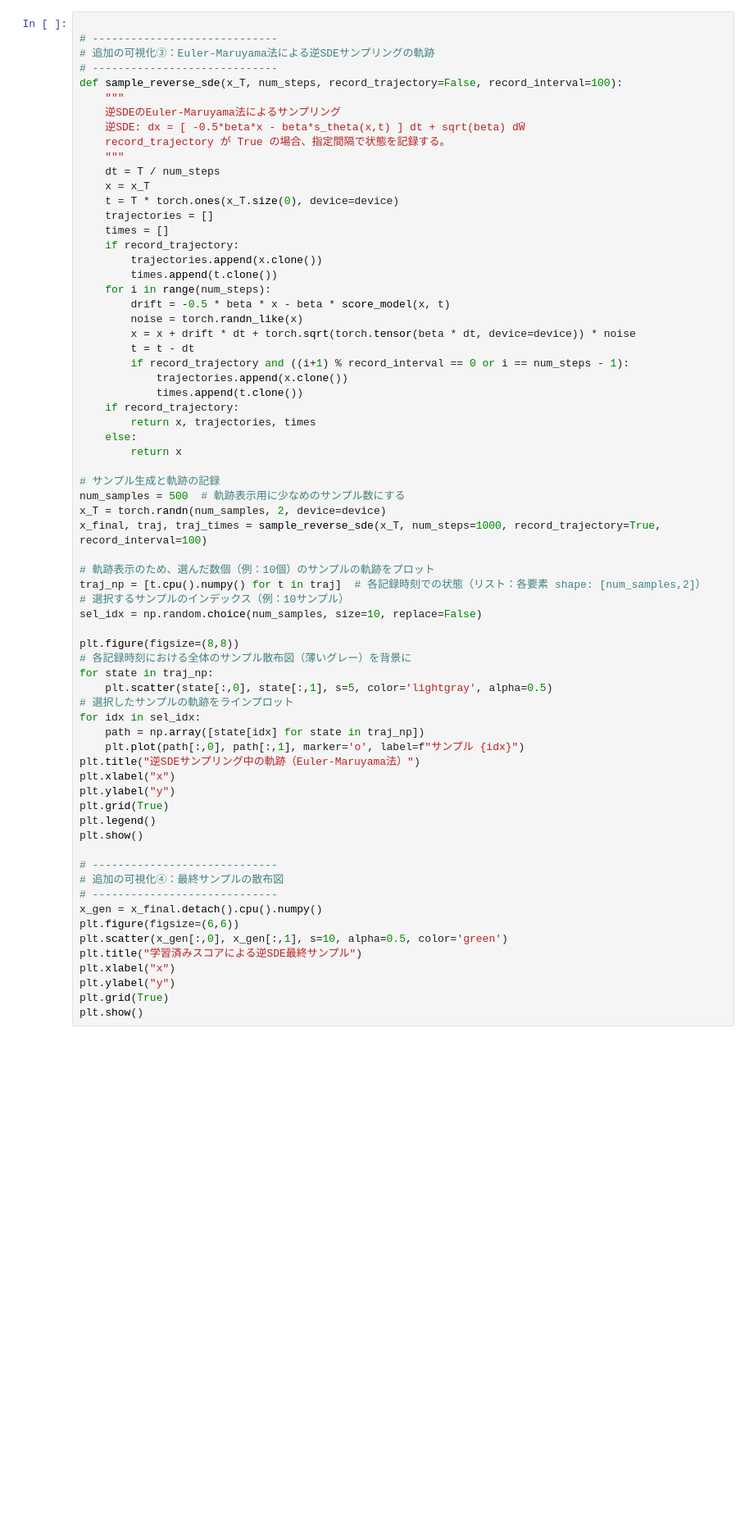
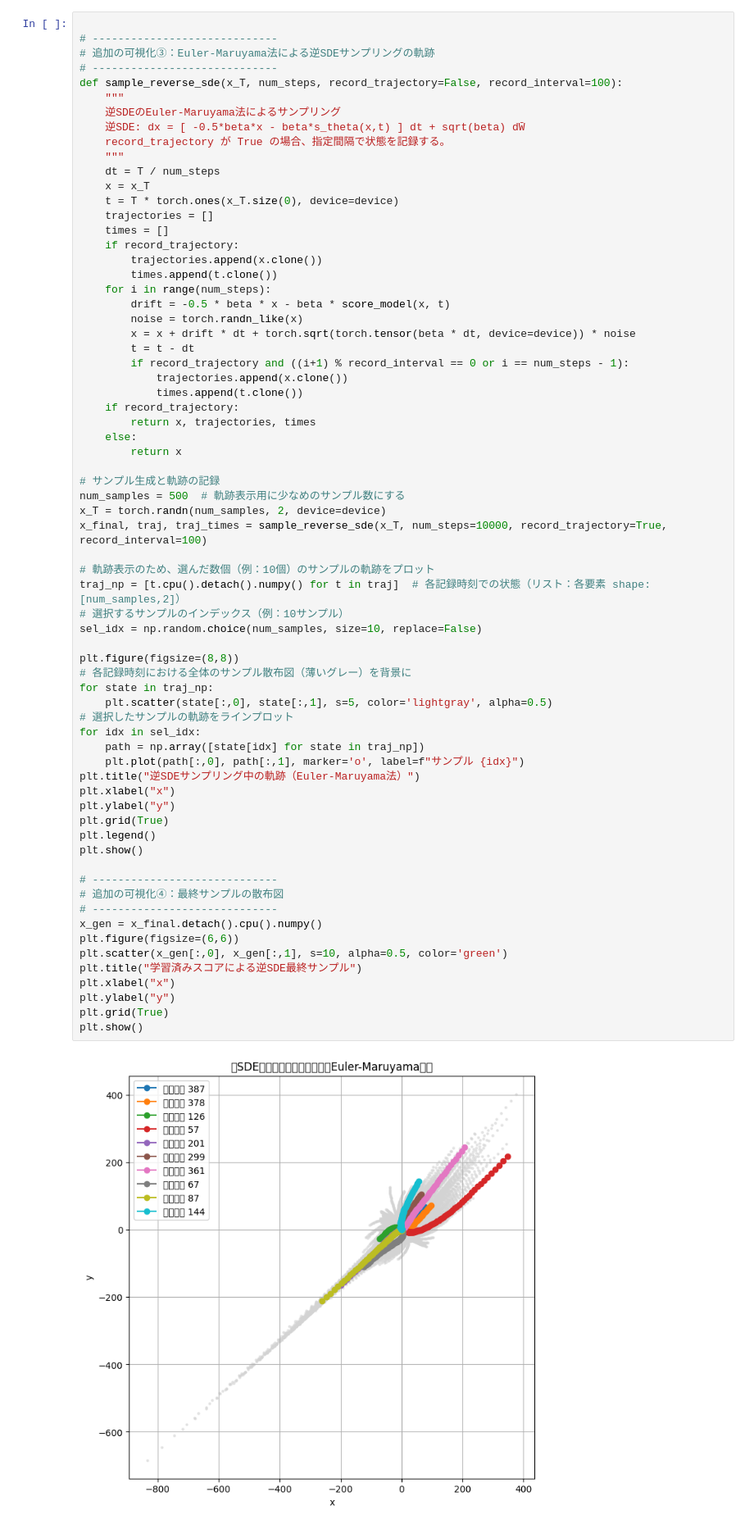
Before and after one commit to kei-mo/study-diffusion-model, a Jupyter notebook: sde_ddpm.ipynb, the cells around one changed output. Shown at 82% size. Drawn from its saved outputs; the diff is of its cells as text; blank space fills up the shorter version.

```diff
--- a/sde_ddpm.ipynb
+++ b/sde_ddpm.ipynb
@@ -179,36 +196,38 @@ def sample_reverse_sde(x_T, num_steps, record_trajectory=False, record_interval=
 # サンプル生成と軌跡の記録
 num_samples = 500  # 軌跡表示用に少なめのサンプル数にする
 x_T = torch.randn(num_samples, 2, device=device)
-x_final, traj, traj_times = sample_reverse_sde(x_T, num_steps=1000, record_trajectory=True, record_interval=100)
+x_final, traj, traj_times = sample_reverse_sde(x_T, num_steps=10000, record_trajectory=True, record_interval=100)
 
 # 軌跡表示のため、選んだ数個（例：10個）のサンプルの軌跡をプロット
-traj_np = [t.cpu().numpy() for t in traj]  # 各記録時刻での状態（リスト：各要素 shape: [num_samples,2]）
+traj_np = [t.cpu().detach().numpy() for t in traj]  # 各記録時刻での状態（リスト：各要素 shape: [num_samples,2]）
 # 選択するサンプルのインデックス（例：10サンプル）
 sel_idx = np.random.choice(num_samples, size=10, replace=False)
 
 plt.figure(figsize=(8,8))
 # 各記録時刻における全体のサンプル散布図（薄いグレー）を背景に
 for state in traj_np:
     plt.scatter(state[:,0], state[:,1], s=5, color='lightgray', alpha=0.5)
 # 選択したサンプルの軌跡をラインプロット
 for idx in sel_idx:
     path = np.array([state[idx] for state in traj_np])
     plt.plot(path[:,0], path[:,1], marker='o', label=f"サンプル {idx}")
 plt.title("逆SDEサンプリング中の軌跡（Euler-Maruyama法）")
 plt.xlabel("x")
 plt.ylabel("y")
 plt.grid(True)
 plt.legend()
 plt.show()
 
 # -----------------------------
 # 追加の可視化④：最終サンプルの散布図
 # -----------------------------
 x_gen = x_final.detach().cpu().numpy()
 plt.figure(figsize=(6,6))
 plt.scatter(x_gen[:,0], x_gen[:,1], s=10, alpha=0.5, color='green')
 plt.title("学習済みスコアによる逆SDE最終サンプル")
 plt.xlabel("x")
 plt.ylabel("y")
 plt.grid(True)
 plt.show()
+# %% [output]
+[figure, added]
```
Also changed, not shown: parts of 7 cells of this notebook.
